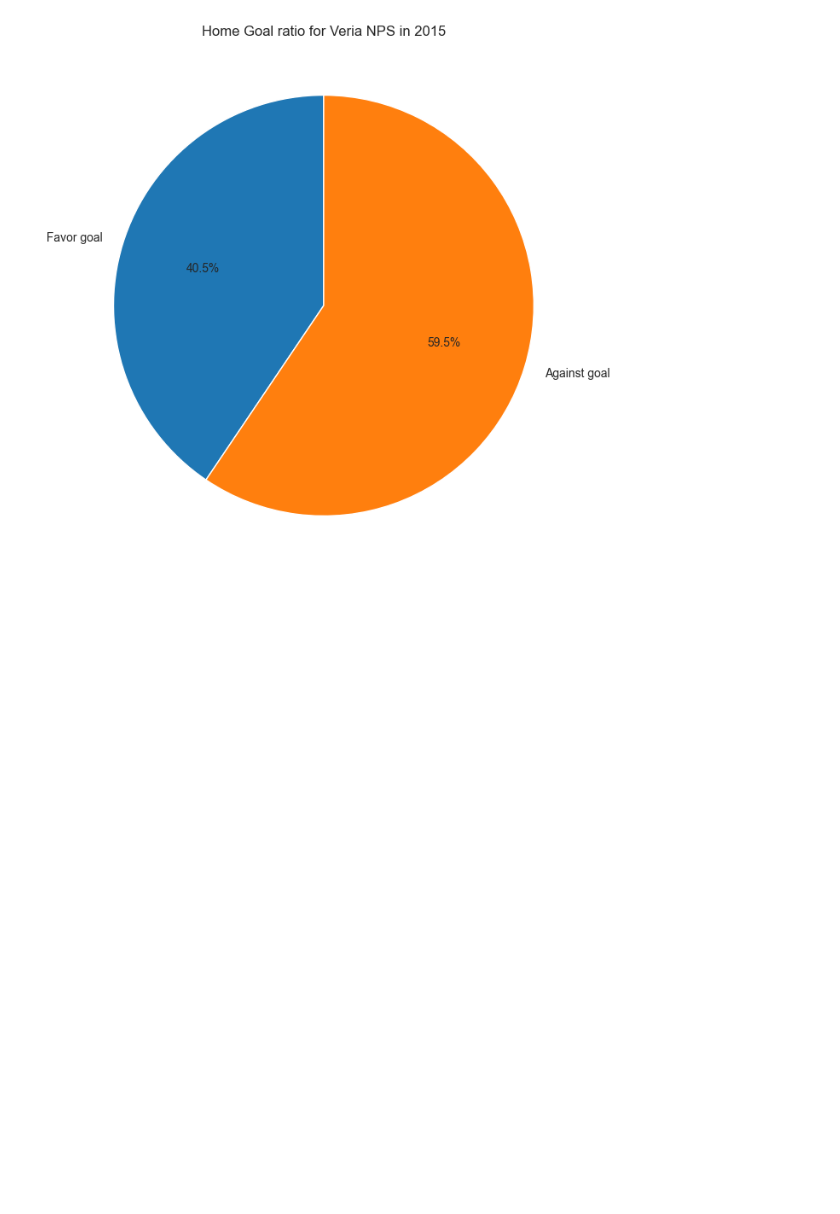
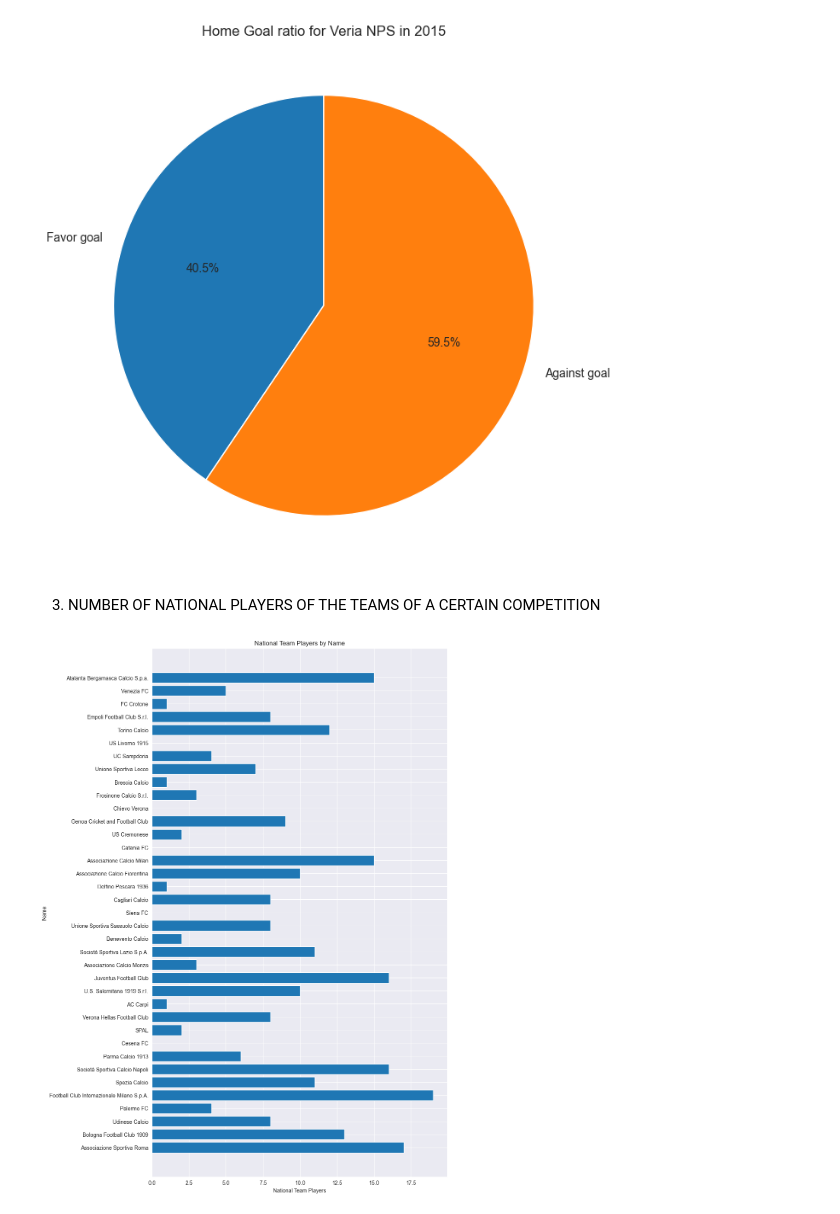
Before and after one commit to JavierBlancoGonzalez/Erasmus-IUM-6--Data_Analytics, a Jupyter notebook: Data_Analytic.ipynb, the cells around one changed output. Cells and saved outputs as stored; diff of their text form; code cells hidden in the pictures; blank space fills up the shorter version.

Commit message:
third plot completed

```diff
--- a/Data_Analytic.ipynb
+++ b/Data_Analytic.ipynb
@@ -8,7 +8,7 @@ import numpy as np
 def create_connection():
     try:
         client = pymongo.MongoClient("mongodb://localhost:27017/")
-        return client["IUM-Calcio"], client
+        return client["IUM"], client
     except pymongo.errors.ConnectionFailure as e:
         print(f"Connection failed: {e}")
         return None, None
@@ -139,3 +139,34 @@ print(clubsInfoAway)
 piegraphic_goals(clubsInfoAway)
 # %% [output]
 [figure]
+# %% [markdown]
+3. NUMBER OF NATIONAL PLAYERS OF THE TEAMS OF A CERTAIN COMPETITION
+# %%
+def getClubNameAndNumberOfNationalPlayers(db, competition):
+    try:
+        collection = db["clubs"]
+        query = {"domestic_competition_id": competition}
+        clubs = list(collection.find(query))
+        club_info_list = [{"name": item.get("name"), "national_team_players": item.get("national_team_players")} for item in clubs]
+        return club_info_list
+    except Exception as e:
+            print(f"Retrieval of Clubs failed: {e}")
+            return []
+# %%
+def plotHorizontalBarChart(data):
+    names = [item["name"] for item in data]
+    players = [item["national_team_players"] for item in data]
+
+    # Ajustar el tamaño de la figura si es necesario
+    plt.figure(figsize=(10, len(data) // 2))
+
+    plt.barh(names, players)
+    plt.xlabel("National Team Players")
+    plt.ylabel("Name")
+    plt.title("National Team Players by Name")
+    plt.show()
+# %%
+data = getClubNameAndNumberOfNationalPlayers(db,"IT1")
+plotHorizontalBarChart(data)
+# %% [output]
+[figure, added]
```
